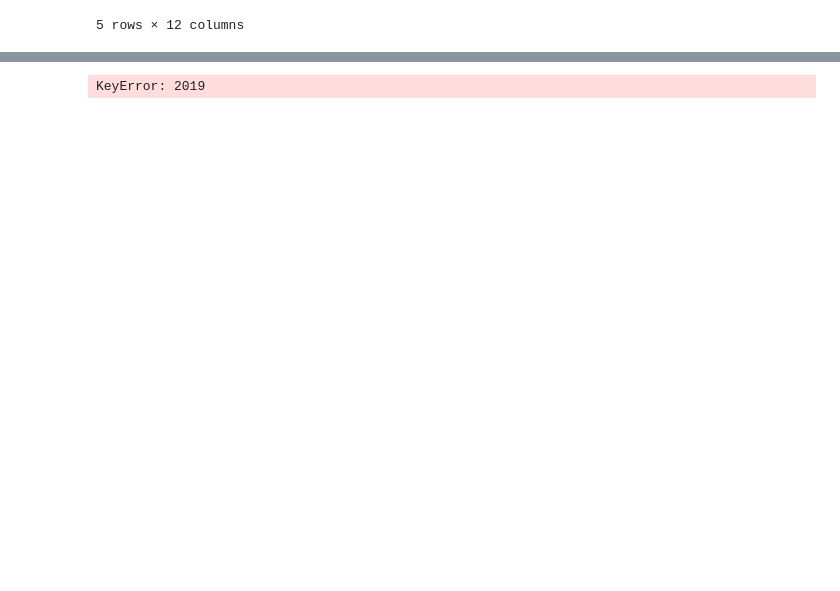
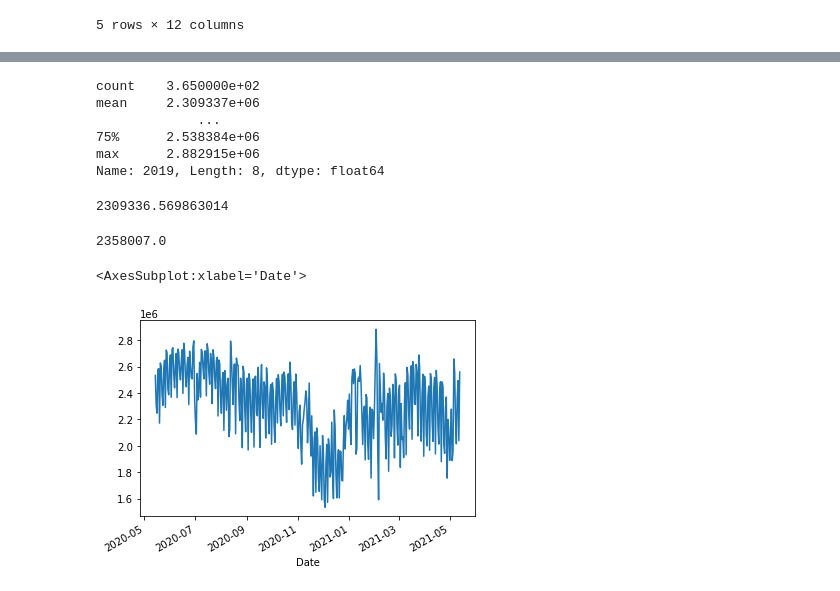
Before and after one commit to bossiilaria/Python, a Jupyter notebook: TSA_Numbers_YOY.ipynb, the cells around one changed output, grey strips where cells are left out. Cells and saved outputs as stored; diff of their text form; code cells hidden in the pictures; blank space fills up the shorter version.

```diff
--- a/TSA_Numbers_YOY.ipynb
+++ b/TSA_Numbers_YOY.ipynb
@@ -26,7 +30,7 @@ data.head()
 # %%
 #To get rid of the indexes in the first column we can set the index column to be Date:
 
-data = pd.read_excel('TSA_Month_YoY.xlsx', index_col = "Date")
+data = pd.read_excel('TSA Numbers YoY.xlsx', index_col = "Date")
 # %%
 data
 # %% [output]
@@ -71,7 +85,28 @@ KeyError: '2019'
+# %%
+#Now let's focus on 2019.
+data[2019].describe()
+# %% [output]
+count    3.650000e+02
+mean     2.309337e+06
+             ...
+75%      2.538384e+06
+max      2.882915e+06
+Name: 2019, Length: 8, dtype: float64
+# %%
+#We can quickly find the mean:
+data[2019].mean()
+# %% [output]
+2309336.569863014
+# %%
+#The median
+data[2019].median()
+# %% [output]
+2358007.0
 # %%
-data[2019].describe()
+data[2019].plot()
 # %% [output]
-KeyError: 2019
+<AxesSubplot:xlabel='Date'>
+[figure, added]
 # %%
 # The dataframe can be converted into a dictionary
 d = {
```
Also changed, not shown: parts of 31 cells of this notebook, 7 other files.
